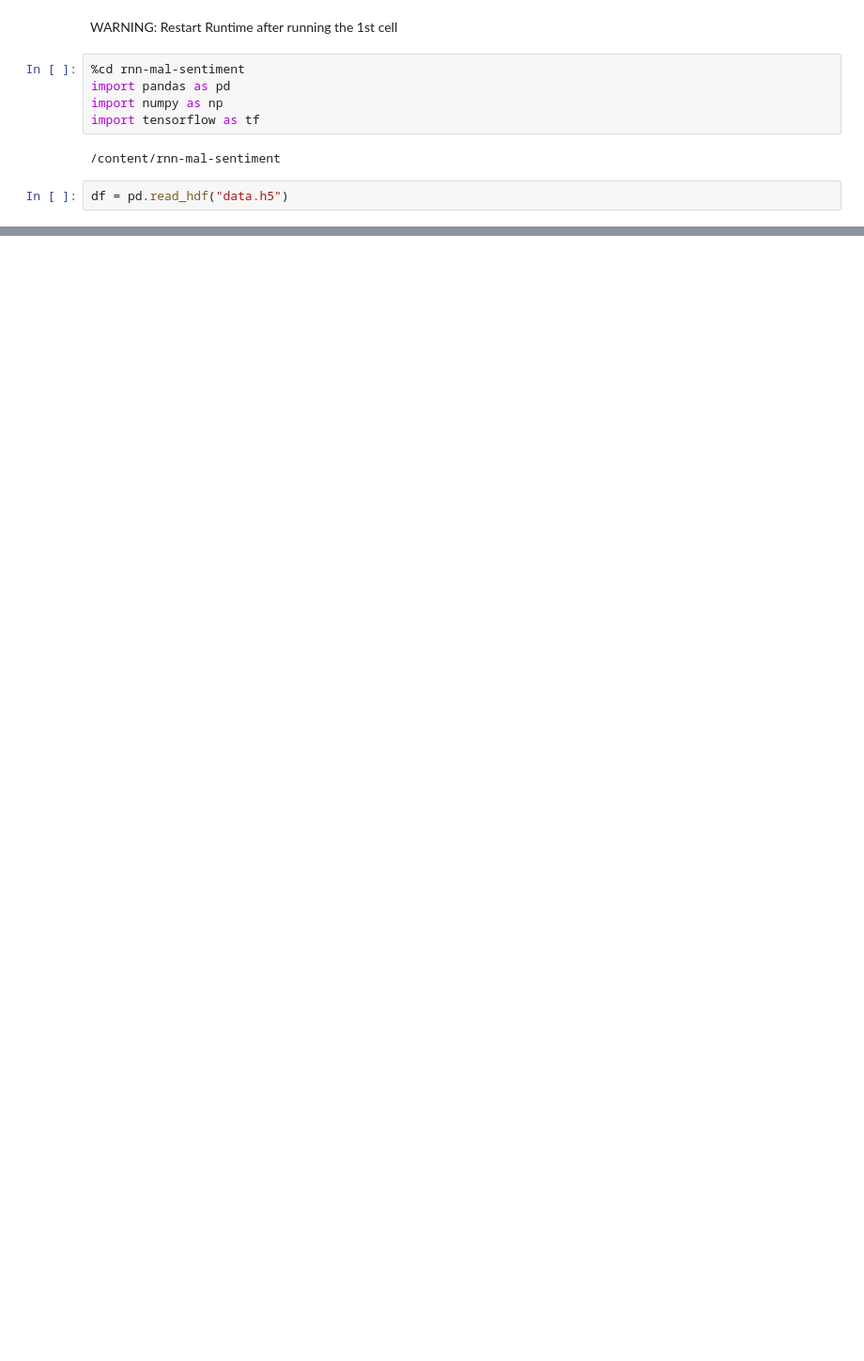
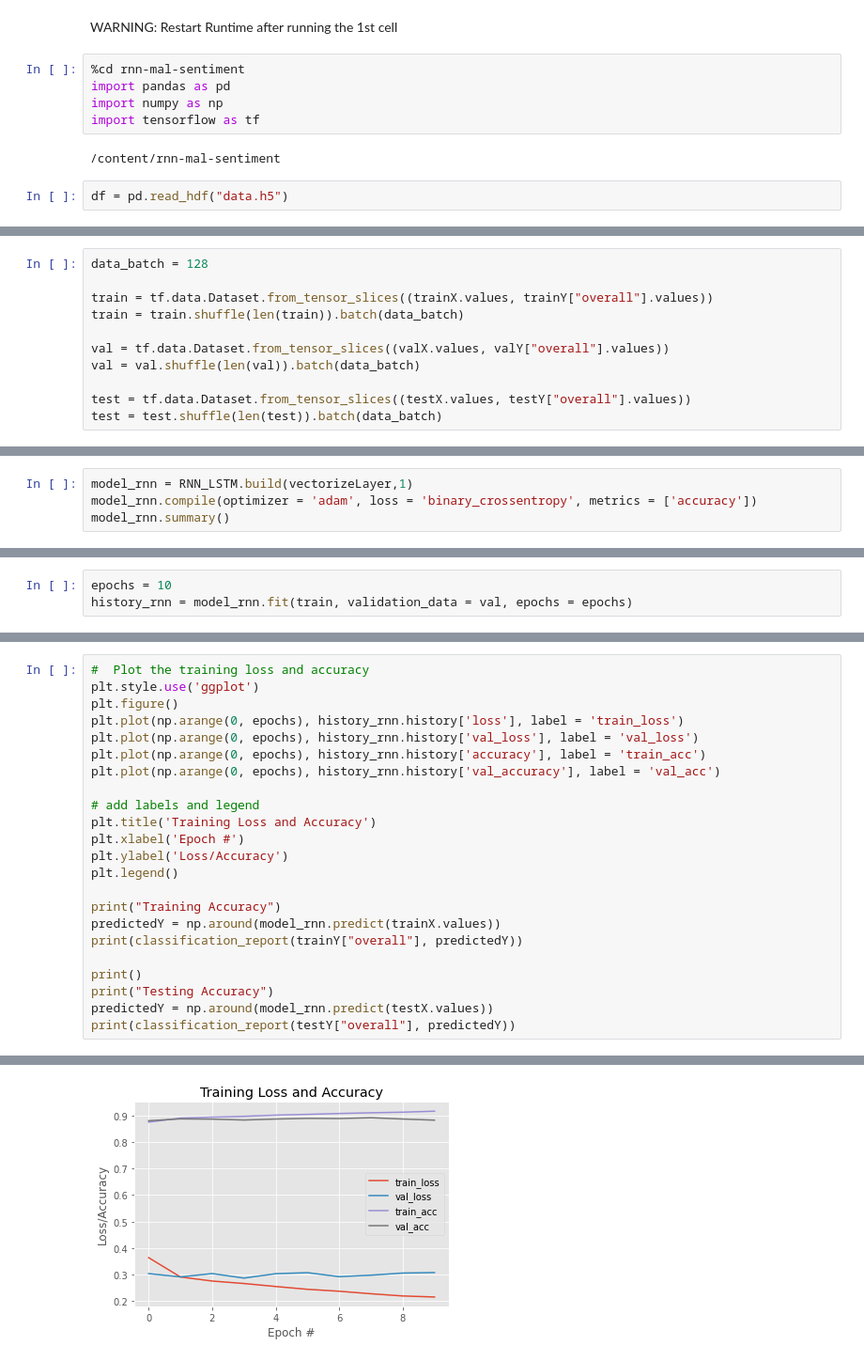
Before and after one commit to n0k0m3/rnn-mal-sentiment, a Jupyter notebook: main.ipynb, the cells around one changed output, grey strips where cells are left out. Shown: that part at 94% size. Cells and saved outputs as stored; diff of their text form; blank space fills up the shorter version.

Commit message:
Finalized Report

```diff
--- a/main.ipynb
+++ b/main.ipynb
@@ -34,0 +178,11 @@ df
+# %%
+data_batch = 128
+
+train = tf.data.Dataset.from_tensor_slices((trainX.values, trainY["overall"].values))
+train = train.shuffle(len(train)).batch(data_batch)
+
+val = tf.data.Dataset.from_tensor_slices((valX.values, valY["overall"].values))
+val = val.shuffle(len(val)).batch(data_batch)
+
+test = tf.data.Dataset.from_tensor_slices((testX.values, testY["overall"].values))
+test = test.shuffle(len(test)).batch(data_batch)
@@ -34,0 +215,4 @@ df
+# %%
+model_rnn = RNN_LSTM.build(vectorizeLayer,1)
+model_rnn.compile(optimizer = 'adam', loss = 'binary_crossentropy', metrics = ['accuracy'])
+model_rnn.summary()
@@ -34,0 +237,3 @@ df
+# %%
+epochs = 10
+history_rnn = model_rnn.fit(train, validation_data = val, epochs = epochs)
@@ -34,0 +261,24 @@ df
+# %%
+#  Plot the training loss and accuracy
+plt.style.use('ggplot')
+plt.figure()
+plt.plot(np.arange(0, epochs), history_rnn.history['loss'], label = 'train_loss')
+plt.plot(np.arange(0, epochs), history_rnn.history['val_loss'], label = 'val_loss')
+plt.plot(np.arange(0, epochs), history_rnn.history['accuracy'], label = 'train_acc')
+plt.plot(np.arange(0, epochs), history_rnn.history['val_accuracy'], label = 'val_acc')
+
+# add labels and legend
+plt.title('Training Loss and Accuracy')
+plt.xlabel('Epoch #')
+plt.ylabel('Loss/Accuracy')
+plt.legend()
+
+print("Training Accuracy")
+predictedY = np.around(model_rnn.predict(trainX.values))
+print(classification_report(trainY["overall"], predictedY))
+
+print()
+print("Testing Accuracy")
+predictedY = np.around(model_rnn.predict(testX.values))
+print(classification_report(testY["overall"], predictedY))
+# %% [output]
@@ -34,0 +305 @@ df
+[figure, added]
```
Also changed, not shown: parts of 66 cells of this notebook.
